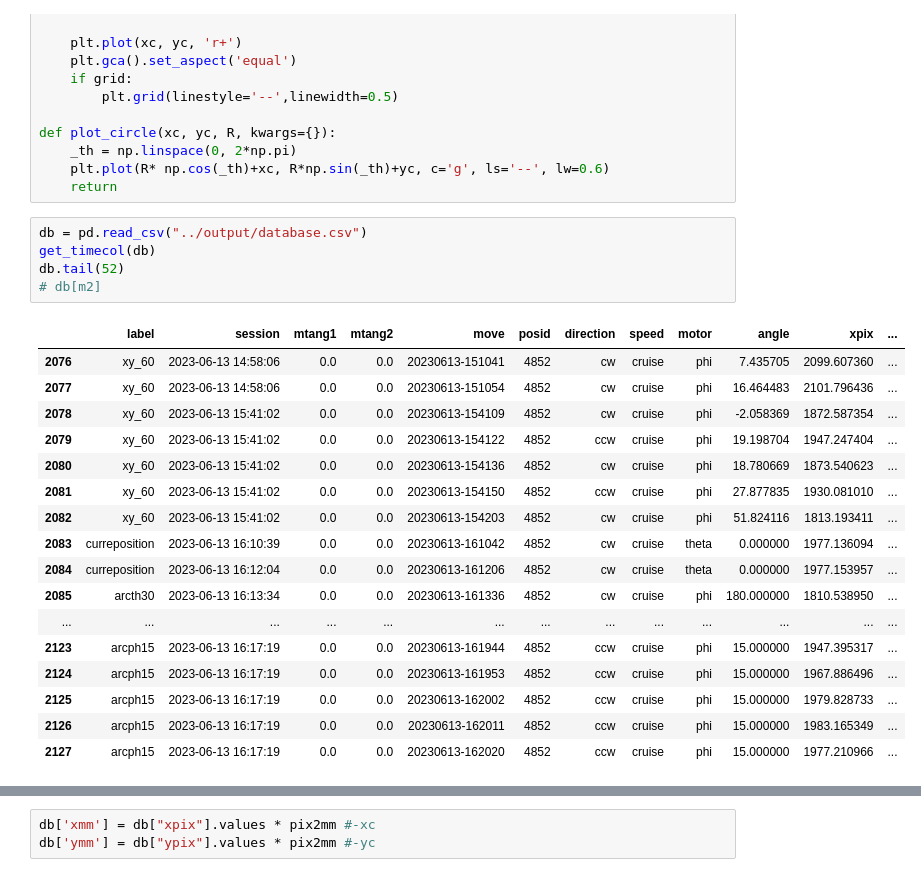
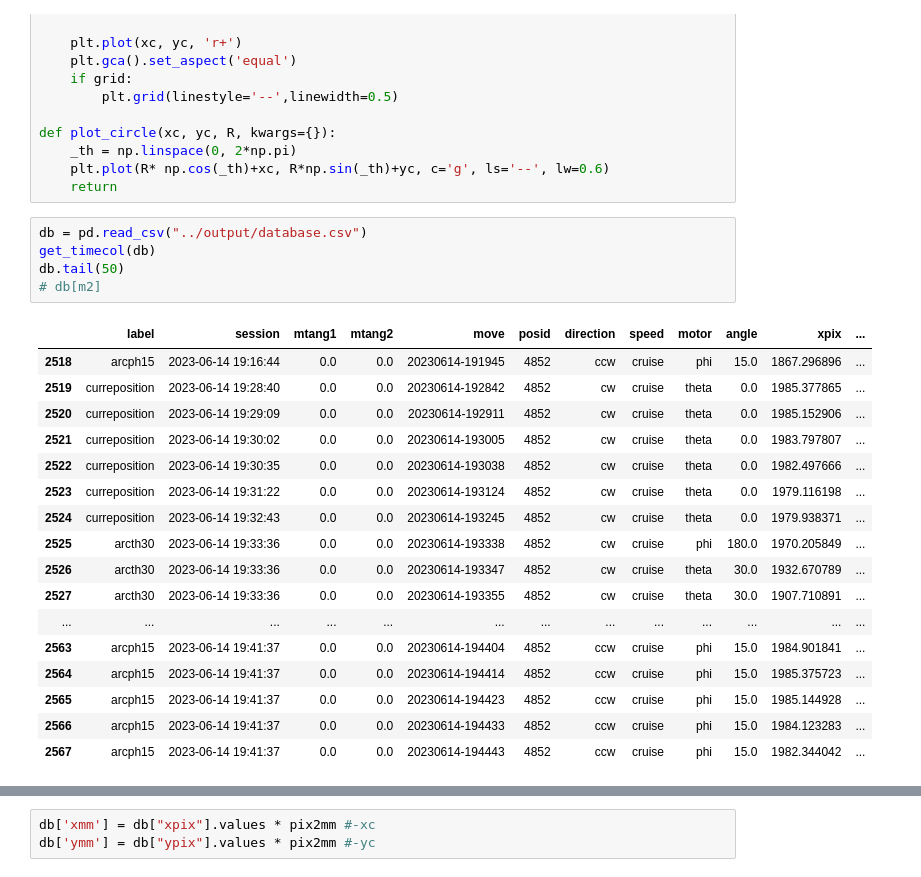
Before and after one commit to SSantosLab/DESI-QA, a Jupyter notebook: calib/Report-sean.ipynb, the cells around one changed output, grey strips where cells are left out. Saved outputs shown, nothing was run; the diff lists cells and outputs as text.

```diff
--- a/calib/Report-sean.ipynb
+++ b/calib/Report-sean.ipynb
@@ -232,26 +232,26 @@ def plot_circle(xc, yc, R, kwargs={}):
 # %%
 db = pd.read_csv("../output/database.csv")
 get_timecol(db)
-db.tail(52)
+db.tail(50)
 # db[m2]
 # %% [output]
 |  | label | session | mtang1 | mtang2 | move | posid | direction | speed | motor | angle | xpix | ... |
-| 2076 | xy_60 | 2023-06-13 14:58:06 | 0.0 | 0.0 | 20230613-151041 | 4852 | cw | cruise | phi | 7.435705 | 2099.607360 | ... |
-| 2077 | xy_60 | 2023-06-13 14:58:06 | 0.0 | 0.0 | 20230613-151054 | 4852 | cw | cruise | phi | 16.464483 | 2101.796436 | ... |
-| 2078 | xy_60 | 2023-06-13 15:41:02 | 0.0 | 0.0 | 20230613-154109 | 4852 | cw | cruise | phi | -2.058369 | 1872.587354 | ... |
-| 2079 | xy_60 | 2023-06-13 15:41:02 | 0.0 | 0.0 | 20230613-154122 | 4852 | ccw | cruise | phi | 19.198704 | 1947.247404 | ... |
-| 2080 | xy_60 | 2023-06-13 15:41:02 | 0.0 | 0.0 | 20230613-154136 | 4852 | cw | cruise | phi | 18.780669 | 1873.540623 | ... |
-| 2081 | xy_60 | 2023-06-13 15:41:02 | 0.0 | 0.0 | 20230613-154150 | 4852 | ccw | cruise | phi | 27.877835 | 1930.081010 | ... |
-| 2082 | xy_60 | 2023-06-13 15:41:02 | 0.0 | 0.0 | 20230613-154203 | 4852 | cw | cruise | phi | 51.824116 | 1813.193411 | ... |
-| 2083 | curreposition | 2023-06-13 16:10:39 | 0.0 | 0.0 | 20230613-161042 | 4852 | cw | cruise | theta | 0.000000 | 1977.136094 | ... |
-| 2084 | curreposition | 2023-06-13 16:12:04 | 0.0 | 0.0 | 20230613-161206 | 4852 | cw | cruise | theta | 0.000000 | 1977.153957 | ... |
-| 2085 | arcth30 | 2023-06-13 16:13:34 | 0.0 | 0.0 | 20230613-161336 | 4852 | cw | cruise | phi | 180.000000 | 1810.538950 | ... |
+| 2518 | arcph15 | 2023-06-14 19:16:44 | 0.0 | 0.0 | 20230614-191945 | 4852 | ccw | cruise | phi | 15.0 | 1867.296896 | ... |
+| 2519 | curreposition | 2023-06-14 19:28:40 | 0.0 | 0.0 | 20230614-192842 | 4852 | cw | cruise | theta | 0.0 | 1985.377865 | ... |
+| 2520 | curreposition | 2023-06-14 19:29:09 | 0.0 | 0.0 | 20230614-192911 | 4852 | cw | cruise | theta | 0.0 | 1985.152906 | ... |
+| 2521 | curreposition | 2023-06-14 19:30:02 | 0.0 | 0.0 | 20230614-193005 | 4852 | cw | cruise | theta | 0.0 | 1983.797807 | ... |
+| 2522 | curreposition | 2023-06-14 19:30:35 | 0.0 | 0.0 | 20230614-193038 | 4852 | cw | cruise | theta | 0.0 | 1982.497666 | ... |
+| 2523 | curreposition | 2023-06-14 19:31:22 | 0.0 | 0.0 | 20230614-193124 | 4852 | cw | cruise | theta | 0.0 | 1979.116198 | ... |
+| 2524 | curreposition | 2023-06-14 19:32:43 | 0.0 | 0.0 | 20230614-193245 | 4852 | cw | cruise | theta | 0.0 | 1979.938371 | ... |
+| 2525 | arcth30 | 2023-06-14 19:33:36 | 0.0 | 0.0 | 20230614-193338 | 4852 | cw | cruise | phi | 180.0 | 1970.205849 | ... |
+| 2526 | arcth30 | 2023-06-14 19:33:36 | 0.0 | 0.0 | 20230614-193347 | 4852 | cw | cruise | theta | 30.0 | 1932.670789 | ... |
+| 2527 | arcth30 | 2023-06-14 19:33:36 | 0.0 | 0.0 | 20230614-193355 | 4852 | cw | cruise | theta | 30.0 | 1907.710891 | ... |
 | ... | ... | ... | ... | ... | ... | ... | ... | ... | ... | ... | ... | ... |
-| 2123 | arcph15 | 2023-06-13 16:17:19 | 0.0 | 0.0 | 20230613-161944 | 4852 | ccw | cruise | phi | 15.000000 | 1947.395317 | ... |
-| 2124 | arcph15 | 2023-06-13 16:17:19 | 0.0 | 0.0 | 20230613-161953 | 4852 | ccw | cruise | phi | 15.000000 | 1967.886496 | ... |
-| 2125 | arcph15 | 2023-06-13 16:17:19 | 0.0 | 0.0 | 20230613-162002 | 4852 | ccw | cruise | phi | 15.000000 | 1979.828733 | ... |
-| 2126 | arcph15 | 2023-06-13 16:17:19 | 0.0 | 0.0 | 20230613-162011 | 4852 | ccw | cruise | phi | 15.000000 | 1983.165349 | ... |
-| 2127 | arcph15 | 2023-06-13 16:17:19 | 0.0 | 0.0 | 20230613-162020 | 4852 | ccw | cruise | phi | 15.000000 | 1977.210966 | ... |
+| 2563 | arcph15 | 2023-06-14 19:41:37 | 0.0 | 0.0 | 20230614-194404 | 4852 | ccw | cruise | phi | 15.0 | 1984.901841 | ... |
+| 2564 | arcph15 | 2023-06-14 19:41:37 | 0.0 | 0.0 | 20230614-194414 | 4852 | ccw | cruise | phi | 15.0 | 1985.375723 | ... |
+| 2565 | arcph15 | 2023-06-14 19:41:37 | 0.0 | 0.0 | 20230614-194423 | 4852 | ccw | cruise | phi | 15.0 | 1985.144928 | ... |
+| 2566 | arcph15 | 2023-06-14 19:41:37 | 0.0 | 0.0 | 20230614-194433 | 4852 | ccw | cruise | phi | 15.0 | 1984.123283 | ... |
+| 2567 | arcph15 | 2023-06-14 19:41:37 | 0.0 | 0.0 | 20230614-194443 | 4852 | ccw | cruise | phi | 15.0 | 1982.344042 | ... |
 # %%
 # m2b = query_time(db, datemin='2023-05-25 14:47:00', datemax='2023-05-25 14:48:00')
 # m2b = (m2b) & ( db['label'].str.contains('arcph') )
```
Also changed, not shown: parts of 7 cells of this notebook, 23 other files.
